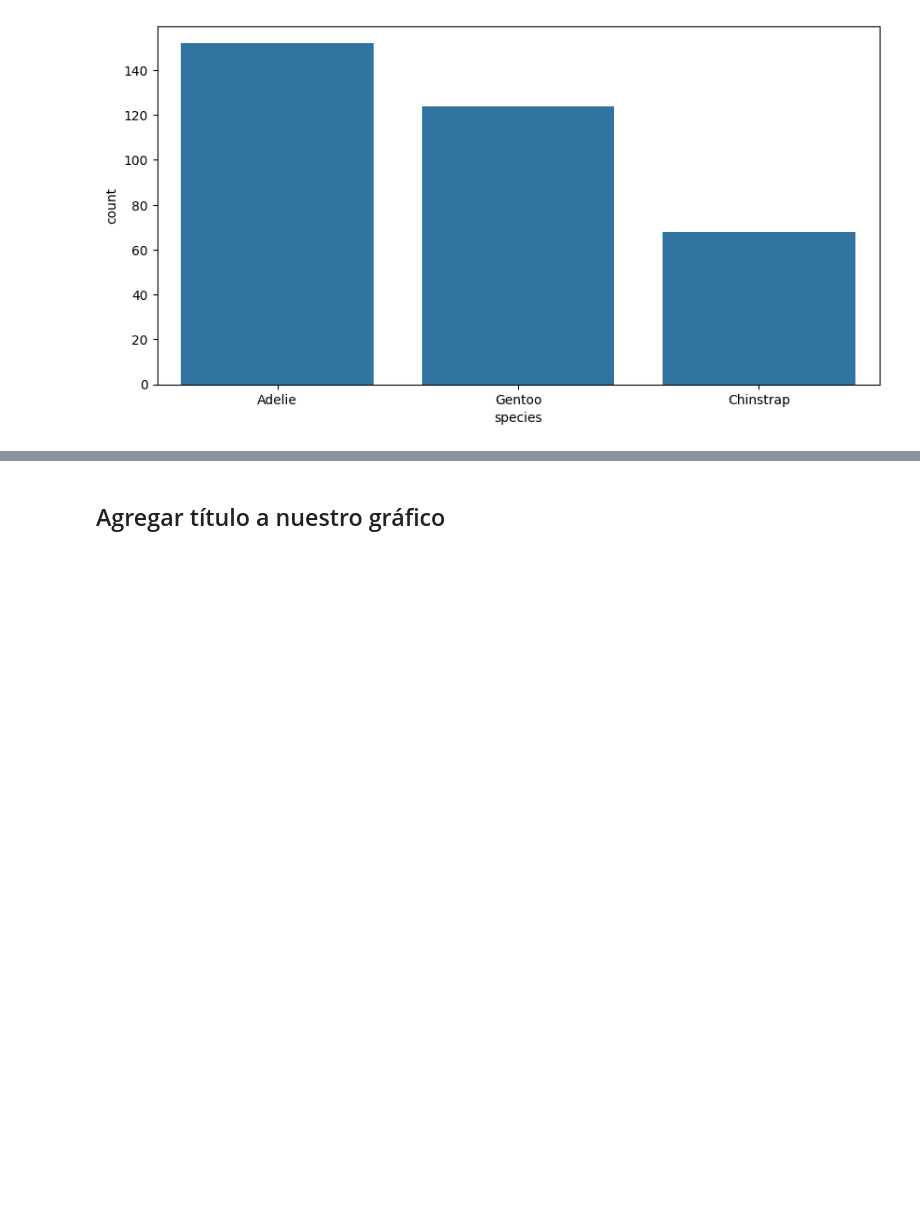
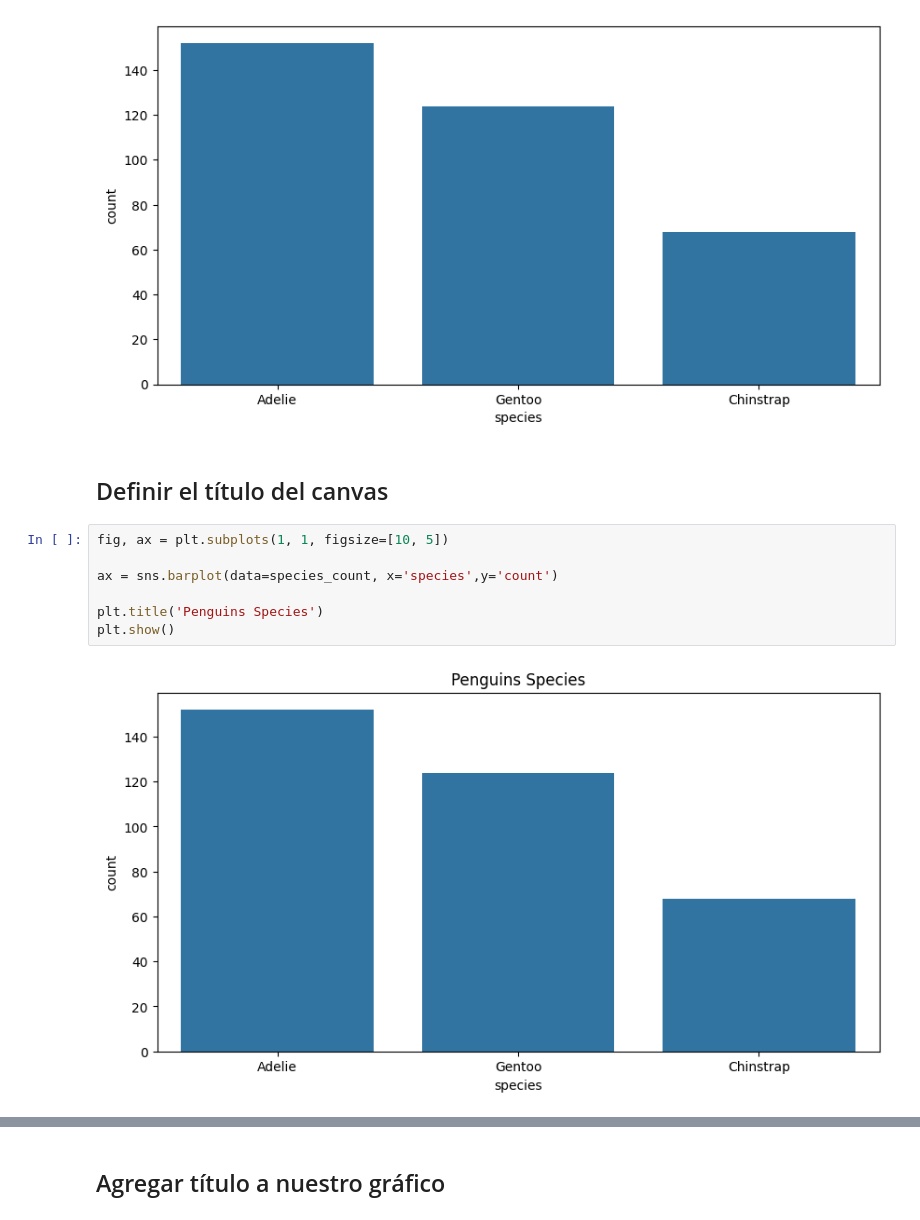
Before and after one commit to Jebushdd/python_viz_snippets, a Jupyter notebook: docs/snipptets.ipynb, the cells around one changed output, grey strips where cells are left out. Drawn from its saved outputs; the diff is of its cells as text; blank space fills up the shorter version.

```diff
--- a/docs/snipptets.ipynb
+++ b/docs/snipptets.ipynb
@@ -51,3 +52,14 @@ ax = sns.barplot(data=species_count, x='species',y='count')
 plt.show()
 # %% [output]
 [figure]
+# %% [markdown]
+## Definir el título del canvas
+# %%
+fig, ax = plt.subplots(1, 1, figsize=[10, 5])
+
+ax = sns.barplot(data=species_count, x='species',y='count')
+
+plt.title('Penguins Species')
+plt.show()
+# %% [output]
+[figure, added]
```
Also changed, not shown: parts of 20 cells of this notebook.
